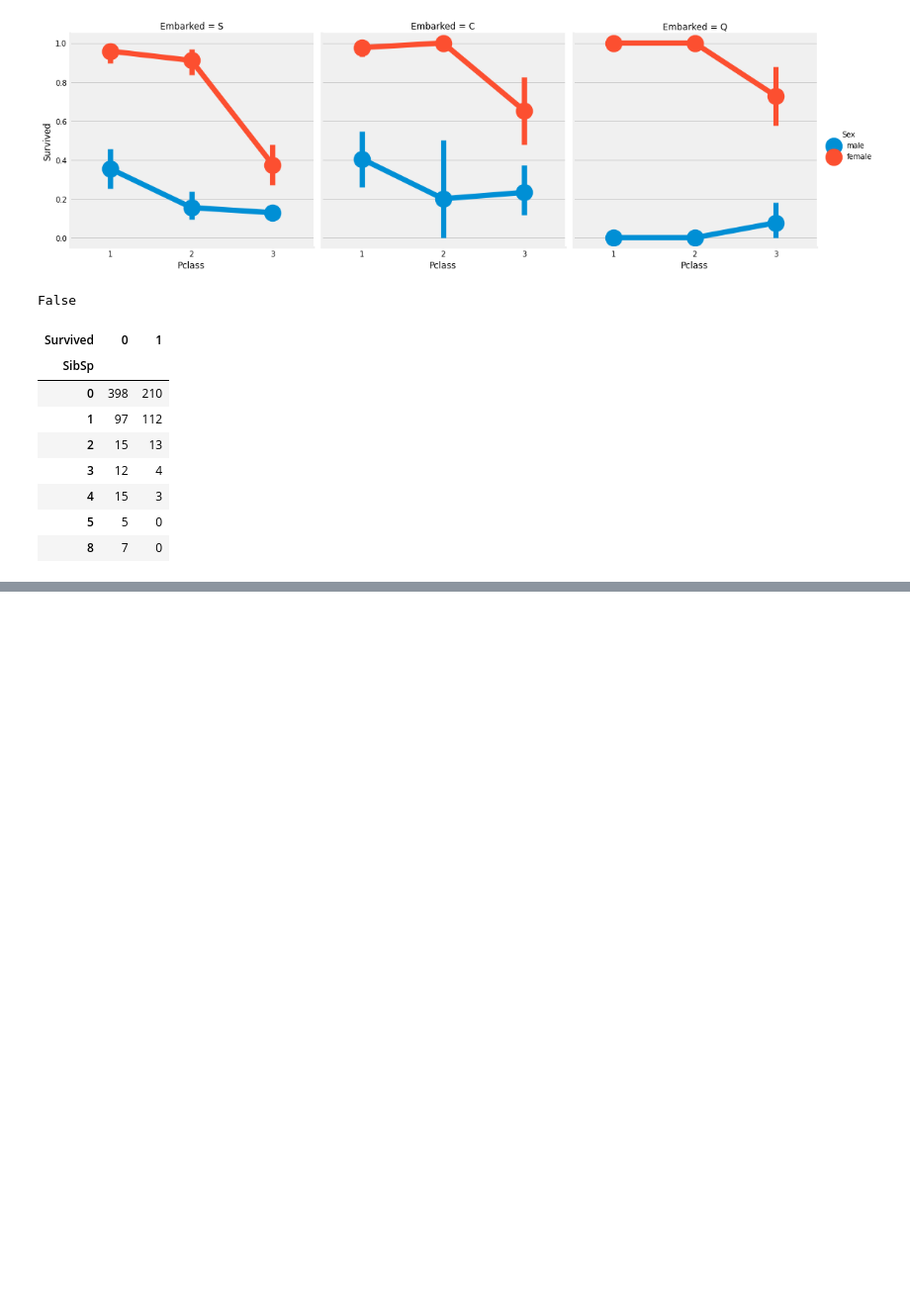
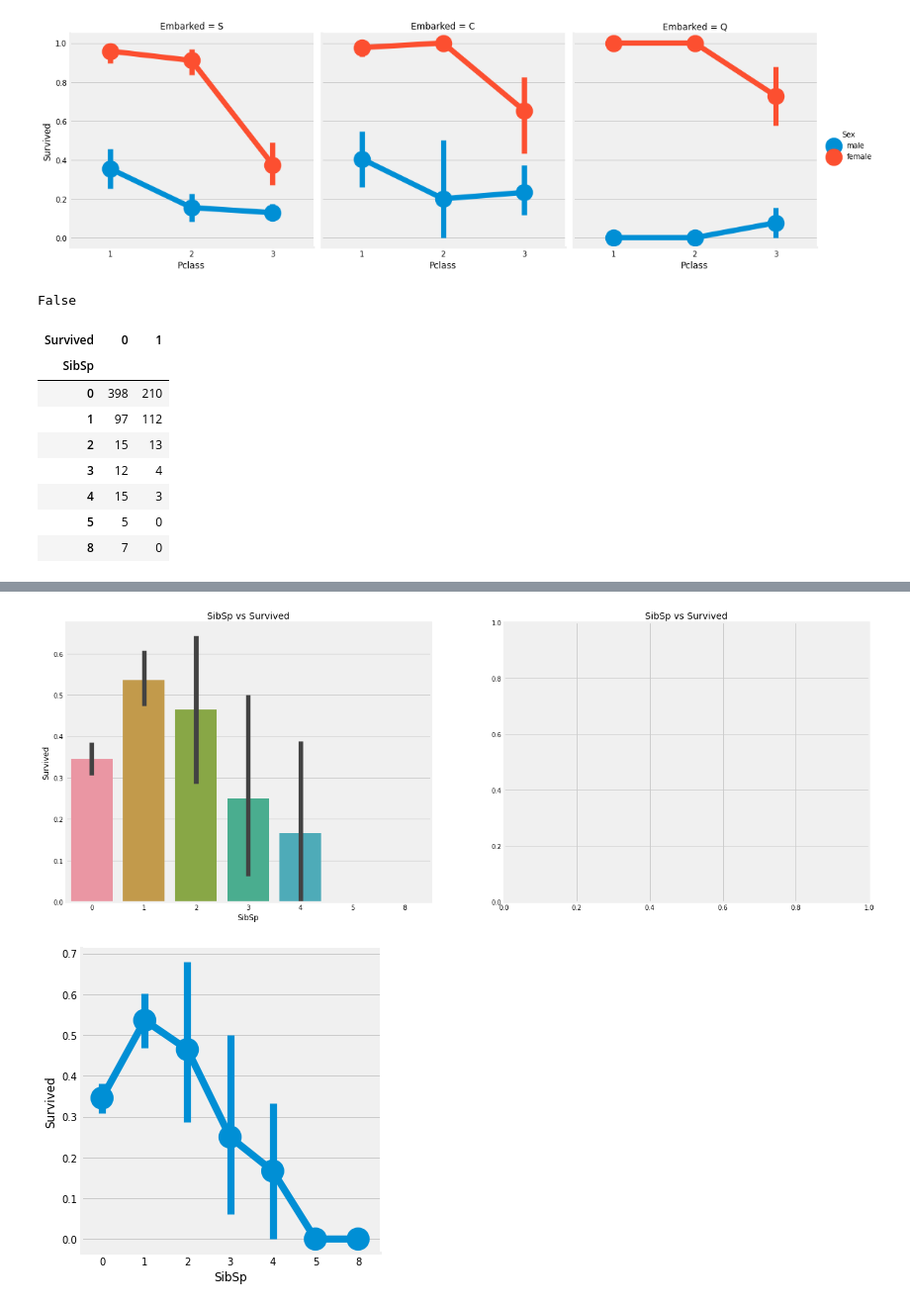
Before and after one commit to Library-of-jade/Kaggle_practice, a Jupyter notebook: level1/first/EDA_dietanic.ipynb, the cells around one changed output, grey strips where cells are left out. Shown: that part at 99% size. Drawn from its saved outputs; the diff is of its cells as text; code cells hidden in the pictures; blank space fills up the shorter version.

```diff
--- a/level1/first/EDA_dietanic.ipynb
+++ b/level1/first/EDA_dietanic.ipynb
@@ -234,0 +232,10 @@ pd.crosstab(data.SibSp,data.Survived).style.background_gradient(cmap='summer_r')
+# %%
+f, ax = plt.subplots(1, 2, figsize=(20, 8))
+sns.barplot('SibSp', 'Survived', data=data, ax=ax[0])
+ax[0].set_title('SibSp vs Survived')
+sns.factorplot('SibSp', 'Survived', data=data,ax=ax[1])
+ax[1].set_title('SibSp vs Survived')
+plt.show()
+# %% [output]
+[figure, added]
+[figure, added]
```
Also changed, not shown: parts of 20 cells of this notebook.
